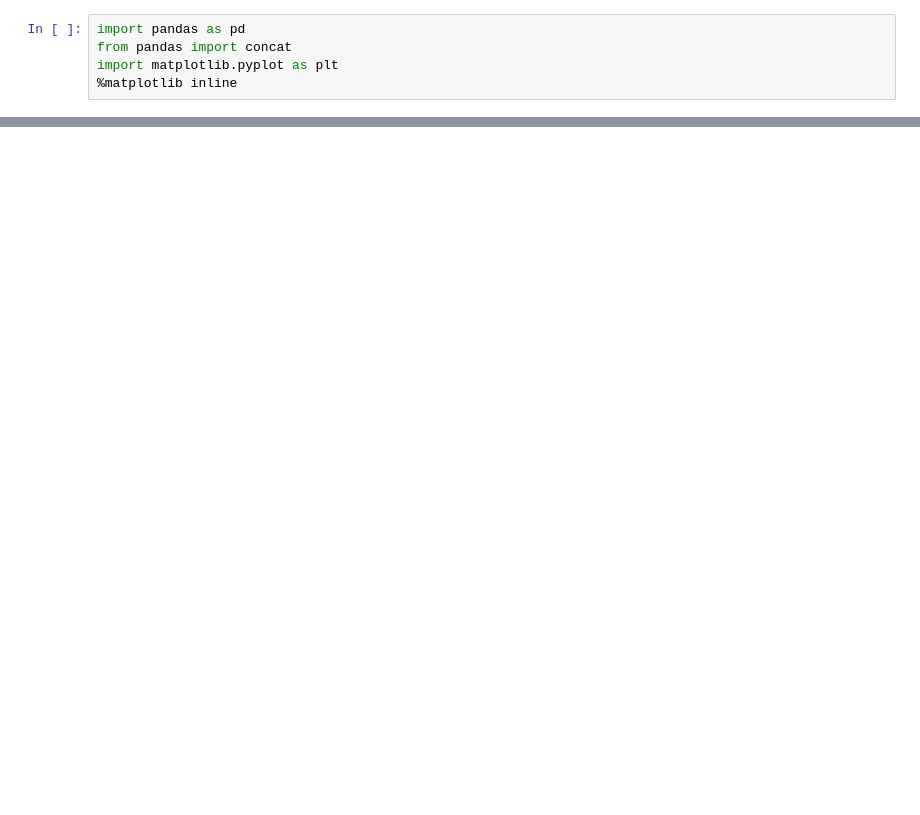
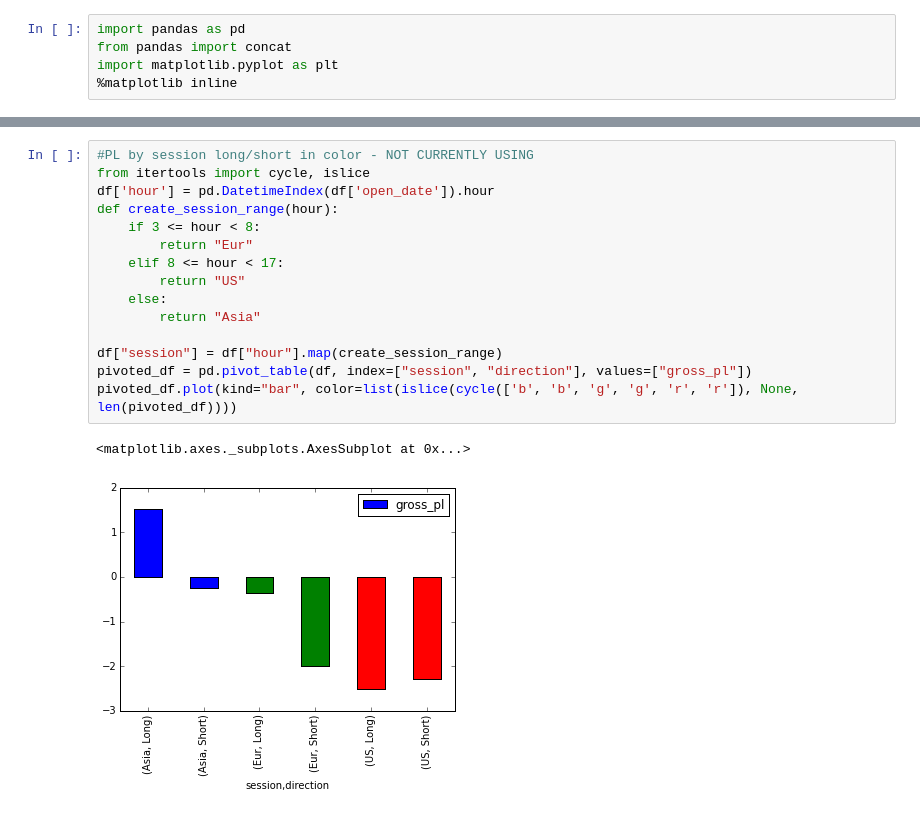
Before and after one commit to JeffHacker/TIY-final-project, a Jupyter notebook: data for models.ipynb, the cells around one changed output, grey strips where cells are left out. Drawn from its saved outputs; the diff is of its cells as text; blank space fills up the shorter version.

```diff
--- a/data for models.ipynb
+++ b/data for models.ipynb
@@ -26,0 +29,18 @@ PandasError: DataFrame constructor not properly called!
+# %%
+#PL by session long/short in color - NOT CURRENTLY USING
+from itertools import cycle, islice
+df['hour'] = pd.DatetimeIndex(df['open_date']).hour
+def create_session_range(hour):
+    if 3 <= hour < 8:
+        return "Eur"
+    elif 8 <= hour < 17:
+        return "US"
+    else:
+        return "Asia"
+
+df["session"] = df["hour"].map(create_session_range)
+pivoted_df = pd.pivot_table(df, index=["session", "direction"], values=["gross_pl"])
+pivoted_df.plot(kind="bar", color=list(islice(cycle(['b', 'b', 'g', 'g', 'r', 'r']), None, len(pivoted_df))))
+# %% [output]
+<matplotlib.axes._subplots.AxesSubplot at 0x...>
+[figure, added]
```
Also changed, not shown: parts of 10 cells of this notebook, 3 other files.
